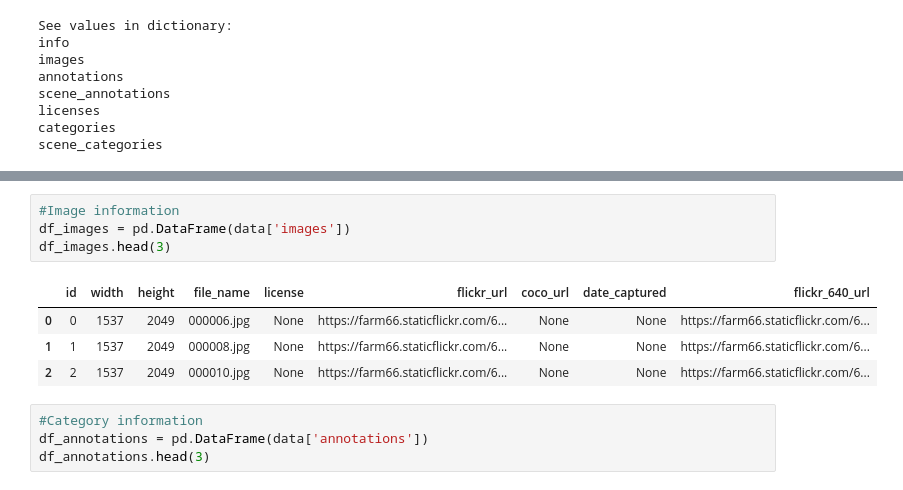
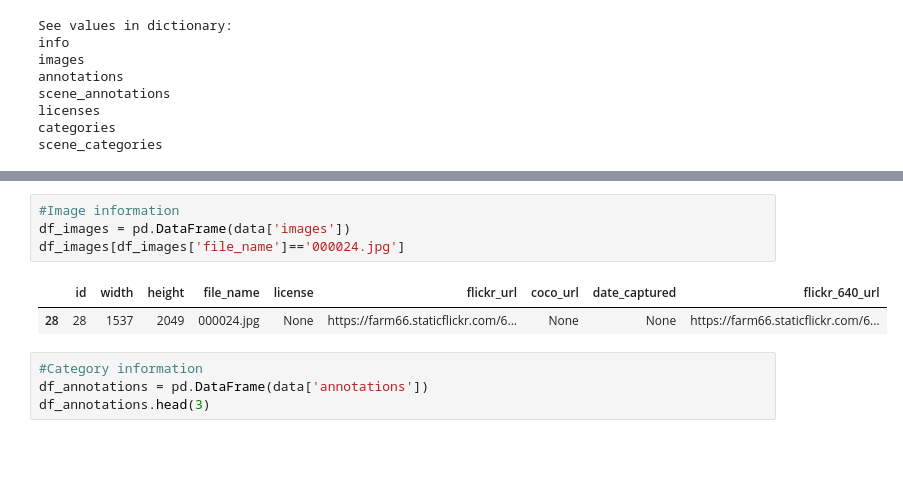
Before and after one commit to moeraza/juice-box, a Jupyter notebook: data/processed/Juice_Box.ipynb, the cells around one changed output, grey strips where cells are left out. Drawn from its saved outputs; the diff is of its cells as text; blank space fills up the shorter version.

```diff
--- a/data/processed/Juice_Box.ipynb
+++ b/data/processed/Juice_Box.ipynb
@@ -78,12 +97,10 @@ scene_categories
 # %%
 #Image information
 df_images = pd.DataFrame(data['images'])
-df_images.head(3)
+df_images[df_images['file_name']=='000024.jpg']
 # %% [output]
 |  | id | width | height | file_name | license | flickr_url | coco_url | date_captured | flickr_640_url |
-| 0 | 0 | 1537 | 2049 | 000006.jpg | None | https://farm66.staticflickr.com/6... | None | None | https://farm66.staticflickr.com/6... |
-| 1 | 1 | 1537 | 2049 | 000008.jpg | None | https://farm66.staticflickr.com/6... | None | None | https://farm66.staticflickr.com/6... |
-| 2 | 2 | 1537 | 2049 | 000010.jpg | None | https://farm66.staticflickr.com/6... | None | None | https://farm66.staticflickr.com/6... |
+| 28 | 28 | 1537 | 2049 | 000024.jpg | None | https://farm66.staticflickr.com/6... | None | None | https://farm66.staticflickr.com/6... |
 # %%
 #Category information
 df_annotations = pd.DataFrame(data['annotations'])
```
Also changed, not shown: parts of 17 cells of this notebook, 1 other file.
